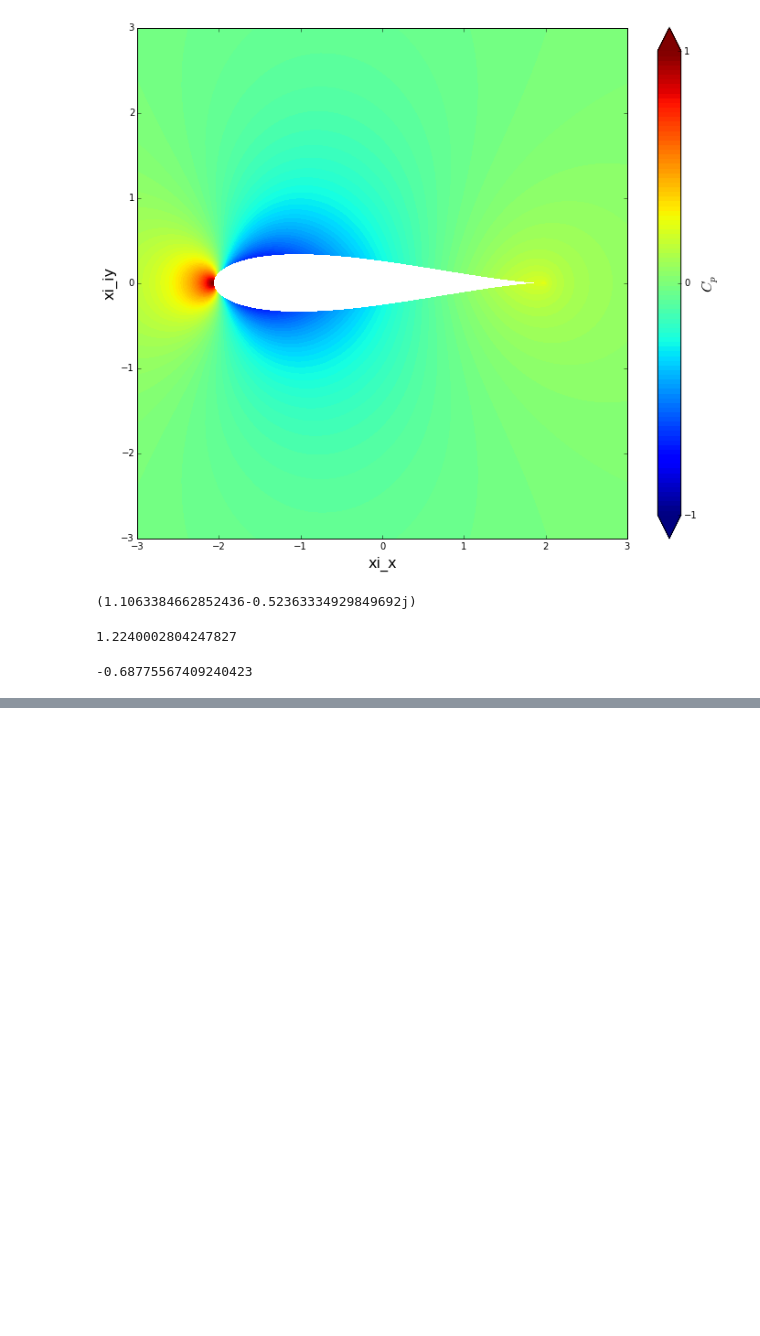
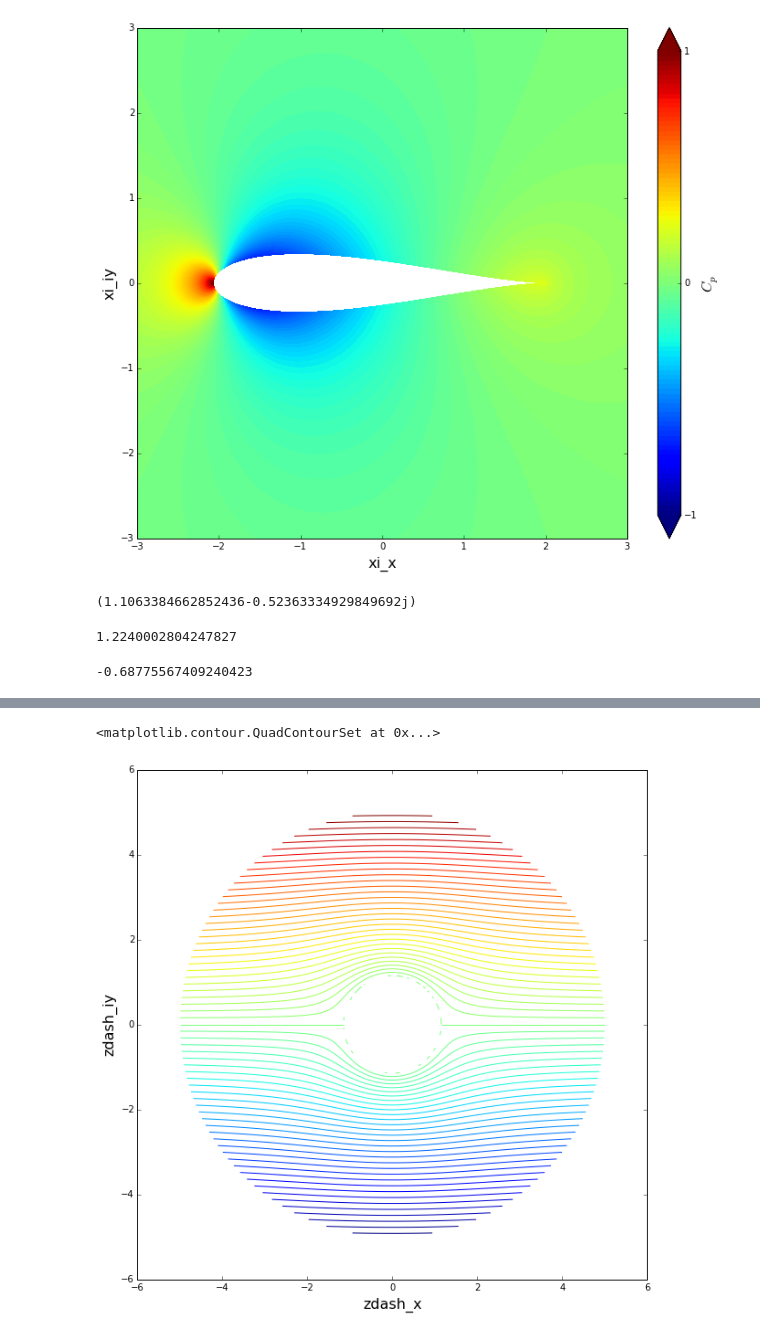
Before and after one commit to chiseler/AeroPython, a Jupyter notebook: lessons/nd_06_Lesson06_Assignment.ipynb, the cells around one changed output, grey strips where cells are left out. Drawn from its saved outputs; the diff is of its cells as text; code cells hidden in the pictures; blank space fills up the shorter version.

```diff
--- a/lessons/nd_06_Lesson06_Assignment.ipynb
+++ b/lessons/nd_06_Lesson06_Assignment.ipynb
@@ -441,0 +487,9 @@ np.nanmin(cp_ξ)
+# %%
+# computes the velocity field from the freestream on the mesh grid
+u_freestream_rot = U_freestream * np.ones((N_θ, N_r), dtype=float)
+v_freestream_rot = np.zeros((N_θ, N_r), dtype=float)
+
+# computes the stream-function from the freestream on the mesh grid
+psi_freestream_rot = u_freestream_rot * y_dash
+# %%
+psi_rot = psi_doublet_rot + psi_freestream_rot
@@ -441,0 +508,12 @@ np.nanmin(cp_ξ)
+# %%
+# plotting the contour lines of stream function on the z' plane
+size = 10
+plt.figure(figsize=(size, size))
+plt.xlabel('zdash_x', fontsize=16)
+plt.ylabel('zdash_iy', fontsize=16)
+plt.xlim(-6, 6)
+plt.ylim(-6, 6)
+plt.contour(x_dash,y_dash,psi_rot, 80)
+# %% [output]
+<matplotlib.contour.QuadContourSet at 0x...>
+[figure, added]
```
Also changed, not shown: parts of 39 cells of this notebook.
